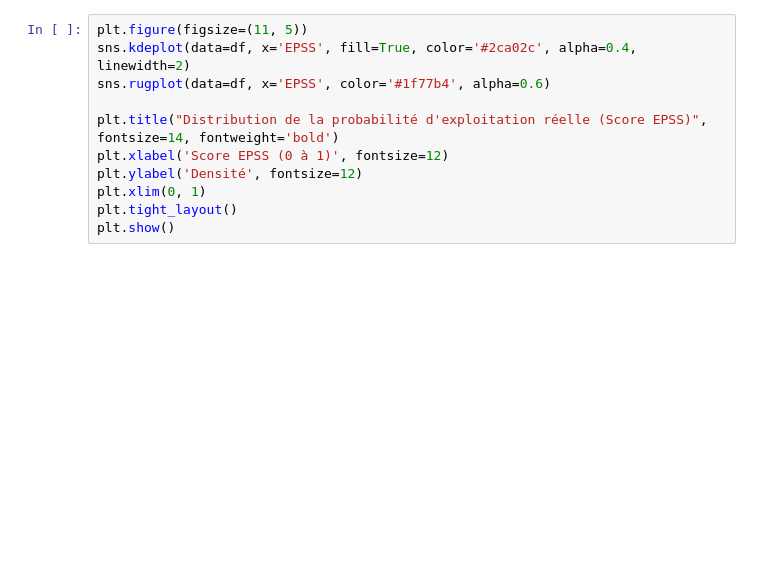
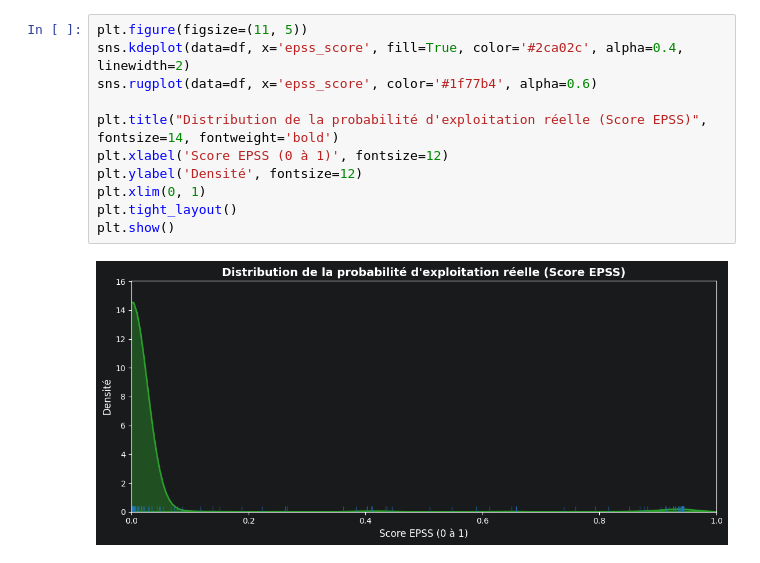
Before and after one commit to Gaellecourr/ProjetFinalAtelierData, a Jupyter notebook: Visualizations.ipynb, the cells around one changed output. Cells and saved outputs as stored; diff of their text form; blank space fills up the shorter version.

```diff
--- a/Visualizations.ipynb
+++ b/Visualizations.ipynb
@@ -97,12 +146,14 @@ plt.show()
 # %%
 plt.figure(figsize=(11, 5))
-sns.kdeplot(data=df, x='EPSS', fill=True, color='#2ca02c', alpha=0.4, linewidth=2)
-sns.rugplot(data=df, x='EPSS', color='#1f77b4', alpha=0.6)
+sns.kdeplot(data=df, x='epss_score', fill=True, color='#2ca02c', alpha=0.4, linewidth=2)
+sns.rugplot(data=df, x='epss_score', color='#1f77b4', alpha=0.6)
 
 plt.title("Distribution de la probabilité d'exploitation réelle (Score EPSS)", fontsize=14, fontweight='bold')
 plt.xlabel('Score EPSS (0 à 1)', fontsize=12)
 plt.ylabel('Densité', fontsize=12)
 plt.xlim(0, 1)
 plt.tight_layout()
 plt.show()
+# %% [output]
+[figure, added]
 # %%
```
Also changed, not shown: parts of 10 cells of this notebook.
